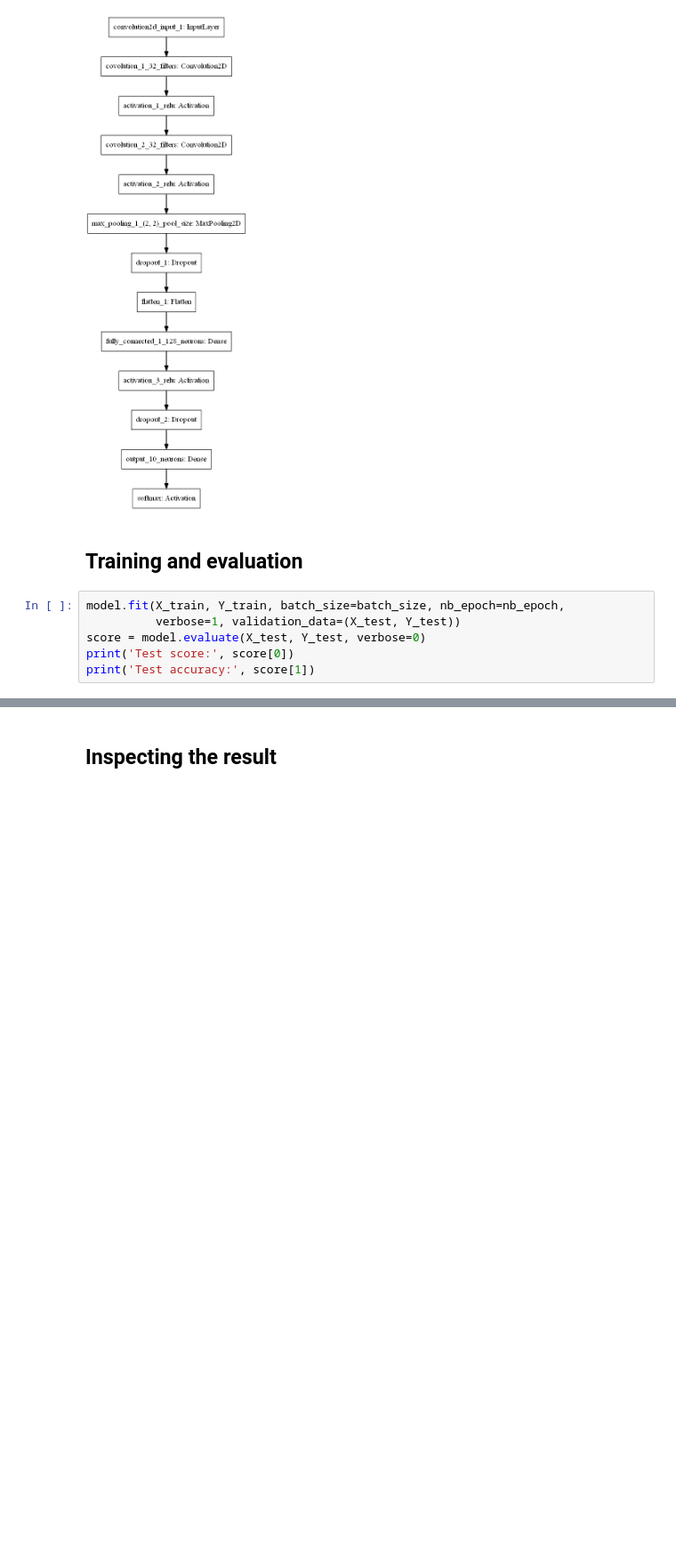
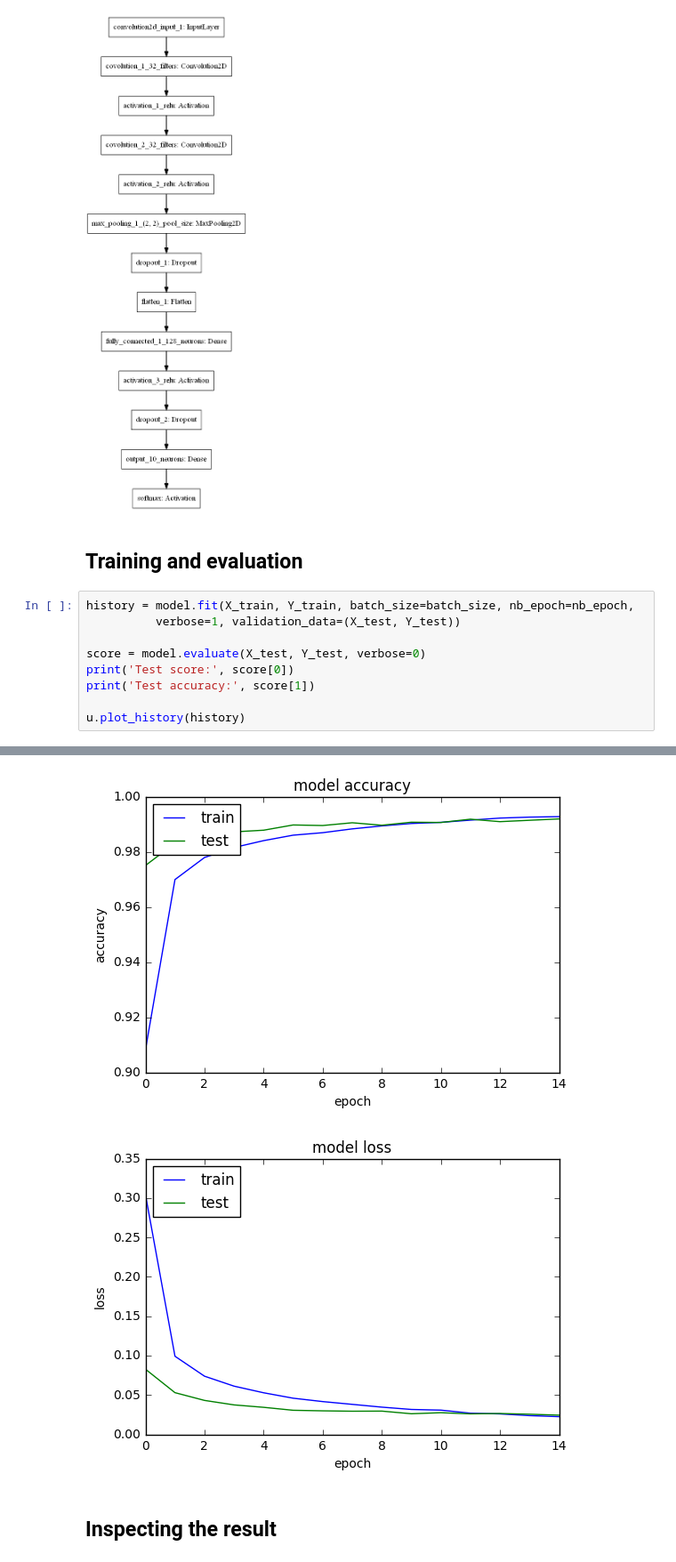
Before and after one commit to Kidel/In-Codice-Ratio-OCR-with-CNN, a Jupyter notebook: Notebooks/01_Mnist.ipynb, the cells around one changed output, grey strips where cells are left out. Shown at 89% size. Cells and saved outputs as stored; diff of their text form; blank space fills up the shorter version.

```diff
--- a/Notebooks/01_Mnist.ipynb
+++ b/Notebooks/01_Mnist.ipynb
@@ -120,11 +120,14 @@ Image(u.maybe_save_network(model, model_image_path), width=300)
 # %% [markdown]
 ## Training and evaluation
 # %%
-model.fit(X_train, Y_train, batch_size=batch_size, nb_epoch=nb_epoch,
+history = model.fit(X_train, Y_train, batch_size=batch_size, nb_epoch=nb_epoch,
           verbose=1, validation_data=(X_test, Y_test))
+
 score = model.evaluate(X_test, Y_test, verbose=0)
 print('Test score:', score[0])
 print('Test accuracy:', score[1])
+
+u.plot_history(history)
 # %% [output]
 Train on 60000 samples, validate on 10000 samples
 Epoch 1/15
@@ -146,3 +149,5 @@ Test accuracy: 0.9913
+[figure, added]
+[figure, added]
 # %% [markdown]
 ## Inspecting the result
 # %%
```
Also changed, not shown: parts of 5 cells of this notebook, 1 other file.
